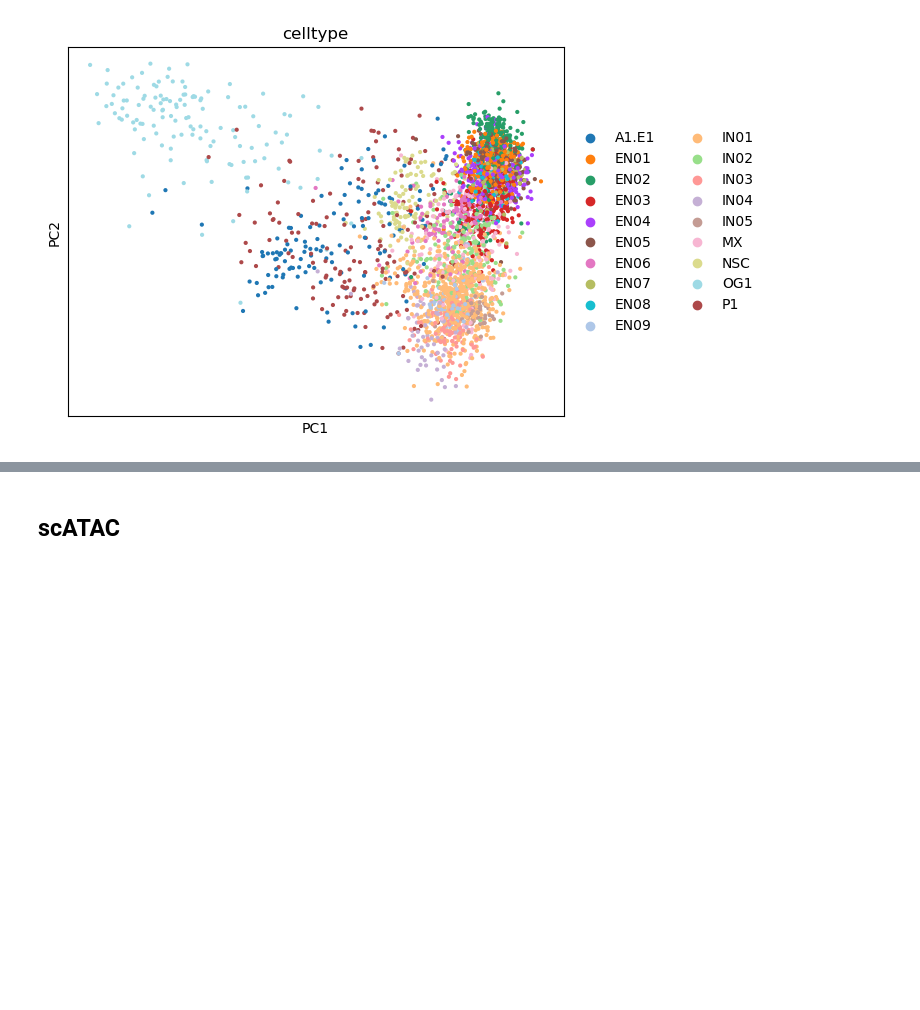
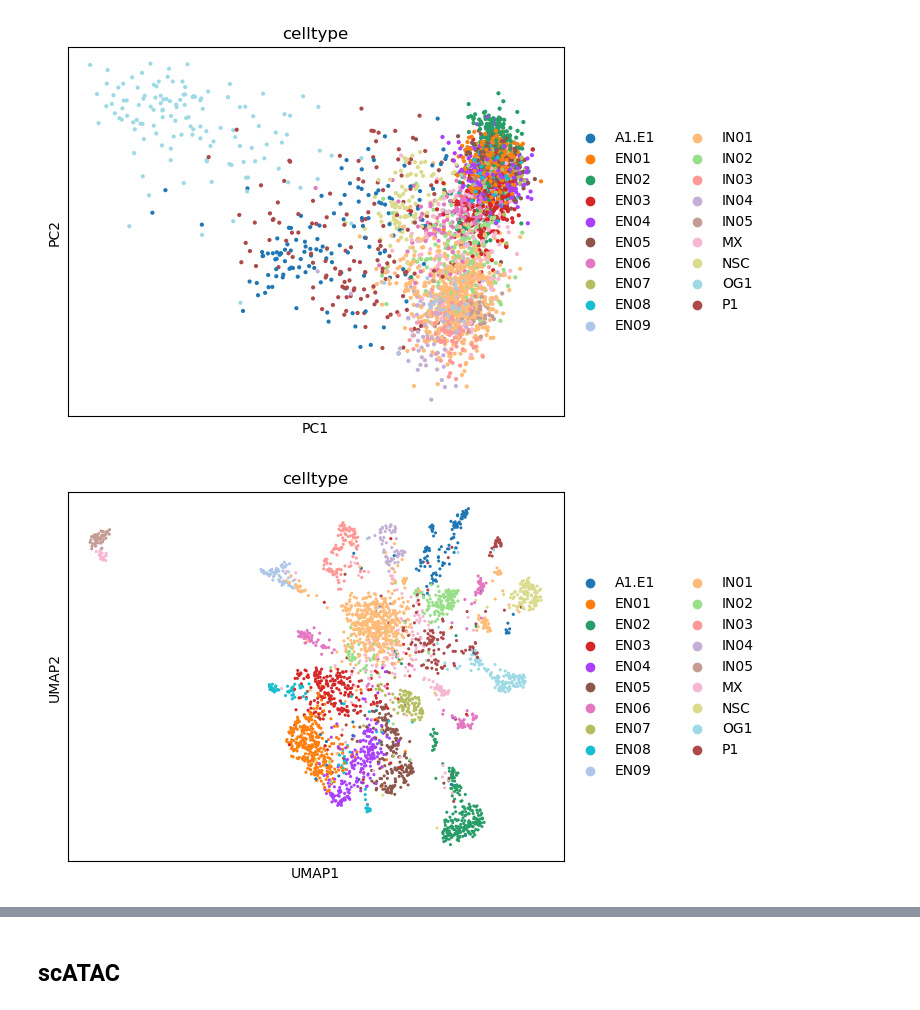
Before and after one commit to l-reich/spatial-chromatin-variability, a Jupyter notebook: src/preprocessing/SHARE-seq_pp.ipynb, the cells around one changed output, grey strips where cells are left out. Cells and saved outputs as stored; diff of their text form; code cells hidden in the pictures; blank space fills up the shorter version.

```diff
--- a/src/preprocessing/SHARE-seq_pp.ipynb
+++ b/src/preprocessing/SHARE-seq_pp.ipynb
@@ -196,0 +198,9 @@ sc.pl.pca(
+# %%
+sc.pl.umap(
+    adata_rna,
+    color="celltype",
+    # Setting a smaller point size to get prevent overlap
+    size=20,
+)
+# %% [output]
+[figure, added]
```
Also changed, not shown: parts of 12 cells of this notebook, 3 other files.
